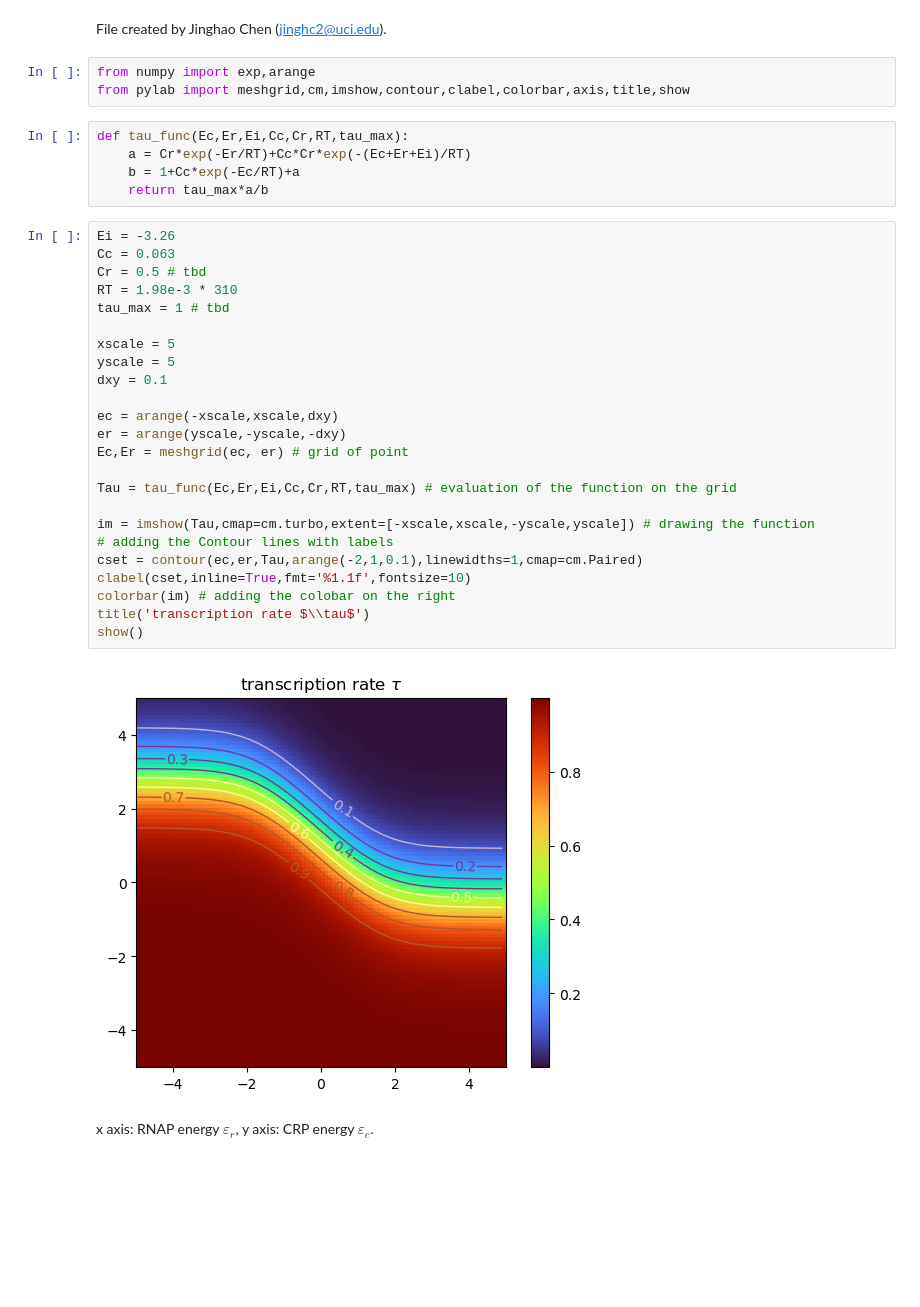
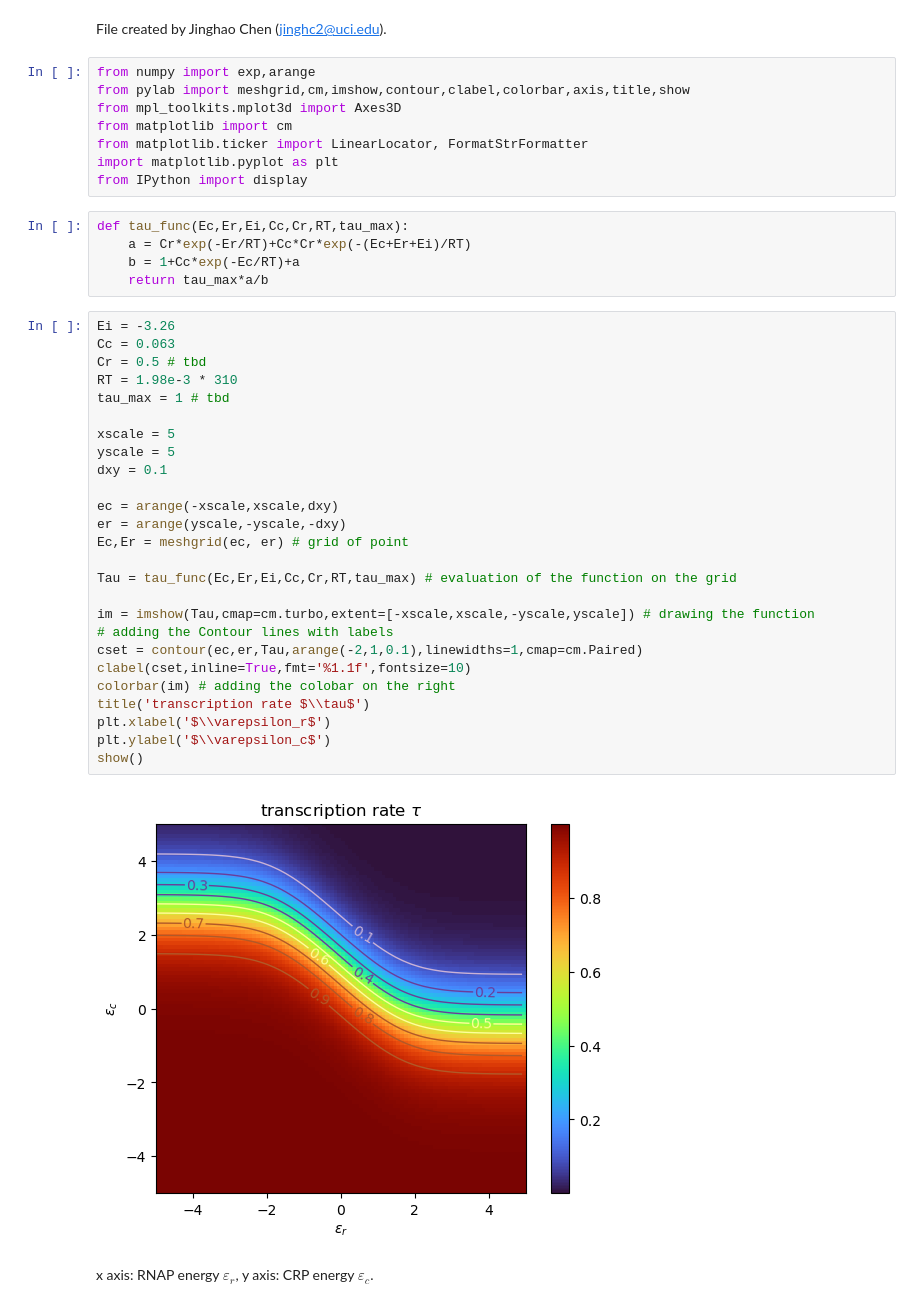
Before and after one commit to Chenovski/MSGI2023, a Jupyter notebook: Transcription Rate Model/230726_transcription_rate_model_investigation.ipynb, the cells around one changed output. Saved outputs shown, nothing was run; the diff lists cells and outputs as text; blank space fills up the shorter version.

```diff
--- a/Transcription Rate Model/230726_transcription_rate_model_investigation.ipynb
+++ b/Transcription Rate Model/230726_transcription_rate_model_investigation.ipynb
@@ -3,6 +3,11 @@ File created by Jinghao Chen (jinghc2@uci.edu).
 # %%
 from numpy import exp,arange
 from pylab import meshgrid,cm,imshow,contour,clabel,colorbar,axis,title,show
+from mpl_toolkits.mplot3d import Axes3D
+from matplotlib import cm
+from matplotlib.ticker import LinearLocator, FormatStrFormatter
+import matplotlib.pyplot as plt
+from IPython import display
 # %%
 def tau_func(Ec,Er,Ei,Cc,Cr,RT,tau_max):
     a = Cr*exp(-Er/RT)+Cc*Cr*exp(-(Ec+Er+Ei)/RT)
@@ -11,28 +16,30 @@ def tau_func(Ec,Er,Ei,Cc,Cr,RT,tau_max):
 # %%
 Ei = -3.26
 Cc = 0.063
 Cr = 0.5 # tbd
 RT = 1.98e-3 * 310
 tau_max = 1 # tbd
 
 xscale = 5
 yscale = 5
 dxy = 0.1
 
 ec = arange(-xscale,xscale,dxy)
 er = arange(yscale,-yscale,-dxy)
 Ec,Er = meshgrid(ec, er) # grid of point
 
 Tau = tau_func(Ec,Er,Ei,Cc,Cr,RT,tau_max) # evaluation of the function on the grid
 
 im = imshow(Tau,cmap=cm.turbo,extent=[-xscale,xscale,-yscale,yscale]) # drawing the function
 # adding the Contour lines with labels
 cset = contour(ec,er,Tau,arange(-2,1,0.1),linewidths=1,cmap=cm.Paired)
 clabel(cset,inline=True,fmt='%1.1f',fontsize=10)
 colorbar(im) # adding the colobar on the right
 title('transcription rate $\\tau$')
+plt.xlabel('$\\varepsilon_r$')
+plt.ylabel('$\\varepsilon_c$')
 show()
 # %% [output]
-[figure, old version]
+[figure, new version]
 # %% [markdown]
 x axis: RNAP energy $\varepsilon_r$, y axis: CRP energy $\varepsilon_c$.
```
Also changed, not shown: parts of 3 cells of this notebook.
